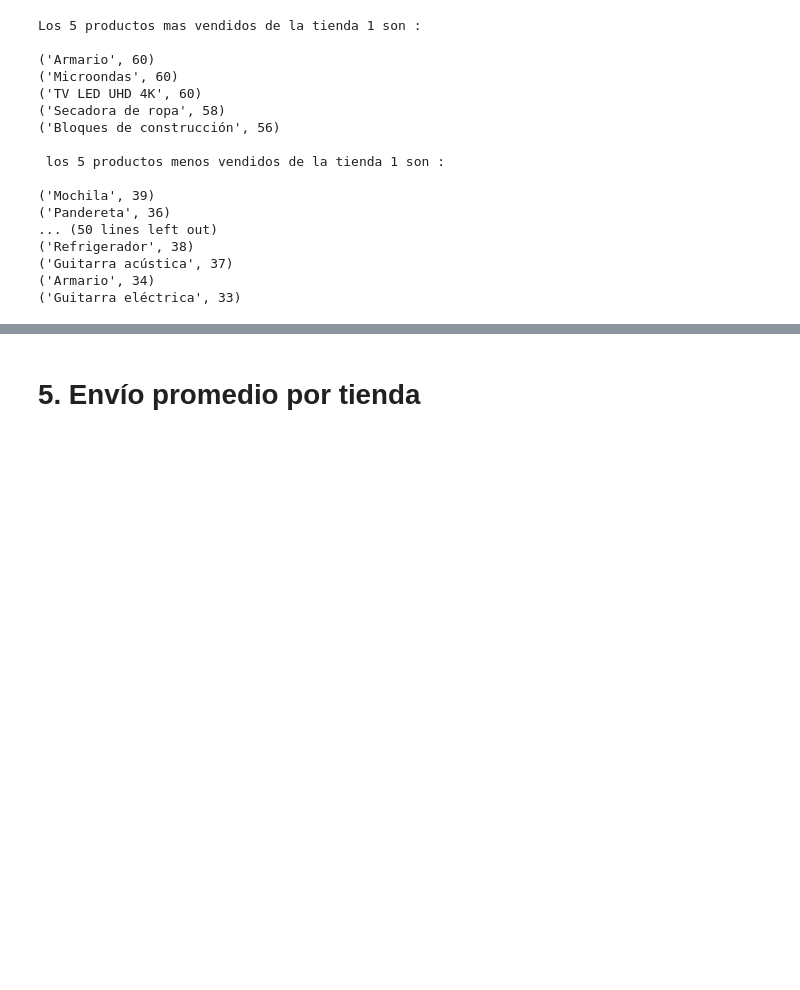
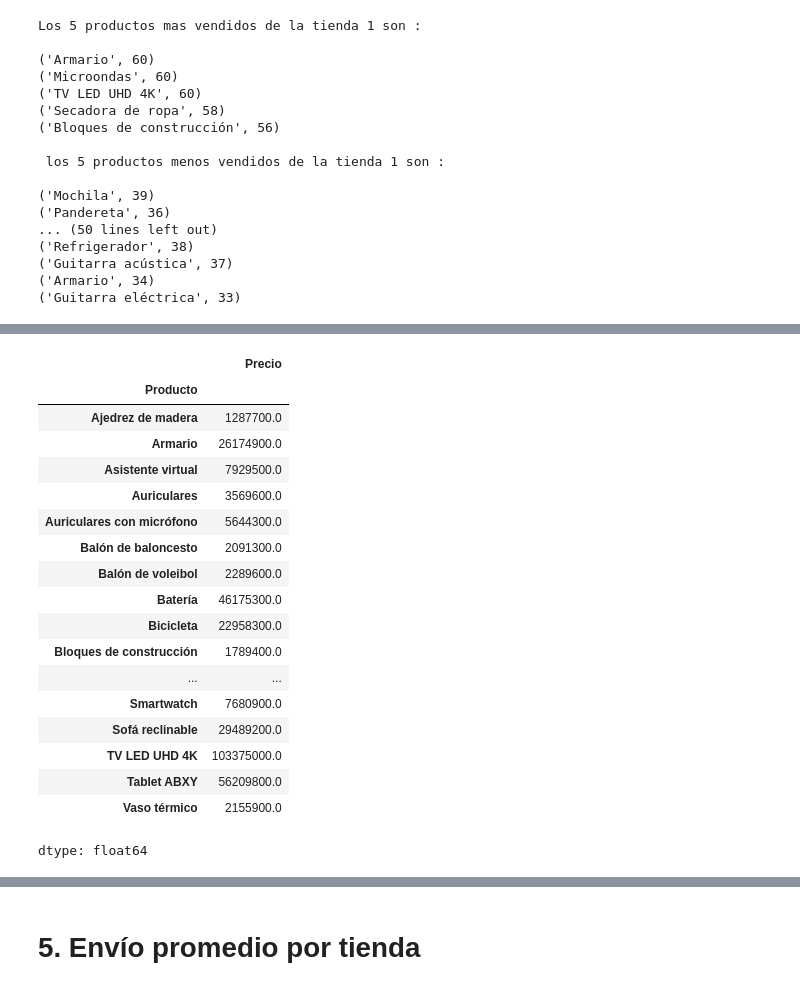
Before and after one commit to veterydaisy/AluraStore, a Jupyter notebook: AluraStoreLatam.ipynb, the cells around one changed output, grey strips where cells are left out. Saved outputs shown, nothing was run; the diff lists cells and outputs as text; code cells hidden in the pictures; blank space fills up the shorter version.

```diff
--- a/AluraStoreLatam.ipynb
+++ b/AluraStoreLatam.ipynb
@@ -357,0 +380,24 @@ Los 5 productos mas vendidos de la tienda 1 son :
+# %%
+#valor por producto tienda 2
+precios_tienda_2 = tienda2.groupby('Producto')['Precio'].sum()
+precios_tienda_2
+# %% [output]
+|  | Precio |
+| Producto |  |
+| Ajedrez de madera | 1287700.0 |
+| Armario | 26174900.0 |
+| Asistente virtual | 7929500.0 |
+| Auriculares | 3569600.0 |
+| Auriculares con micrófono | 5644300.0 |
+| Balón de baloncesto | 2091300.0 |
+| Balón de voleibol | 2289600.0 |
+| Batería | 46175300.0 |
+| Bicicleta | 22958300.0 |
+| Bloques de construcción | 1789400.0 |
+| ... | ... |
+| Smartwatch | 7680900.0 |
+| Sofá reclinable | 29489200.0 |
+| TV LED UHD 4K | 103375000.0 |
+| Tablet ABXY | 56209800.0 |
+| Vaso térmico | 2155900.0 |
+dtype: float64
```
Also changed, not shown: parts of 8 cells of this notebook.
